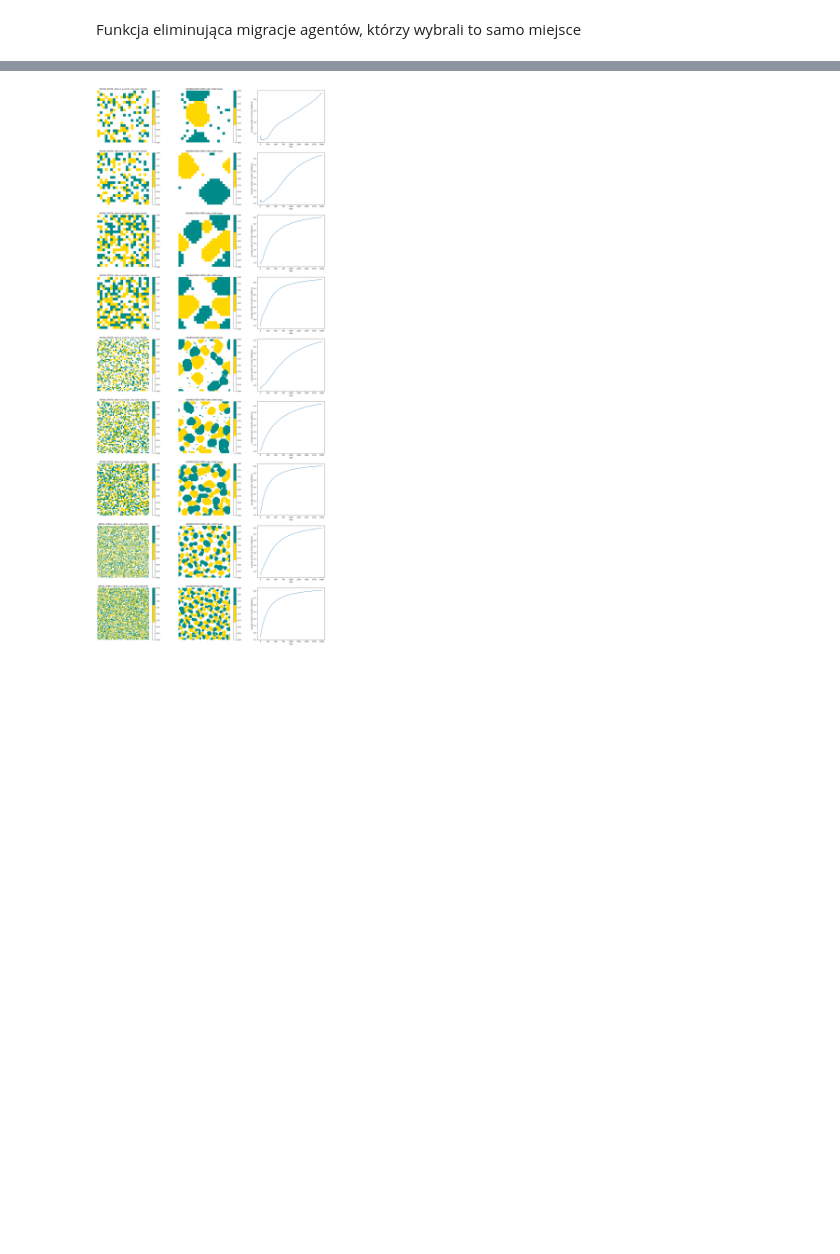
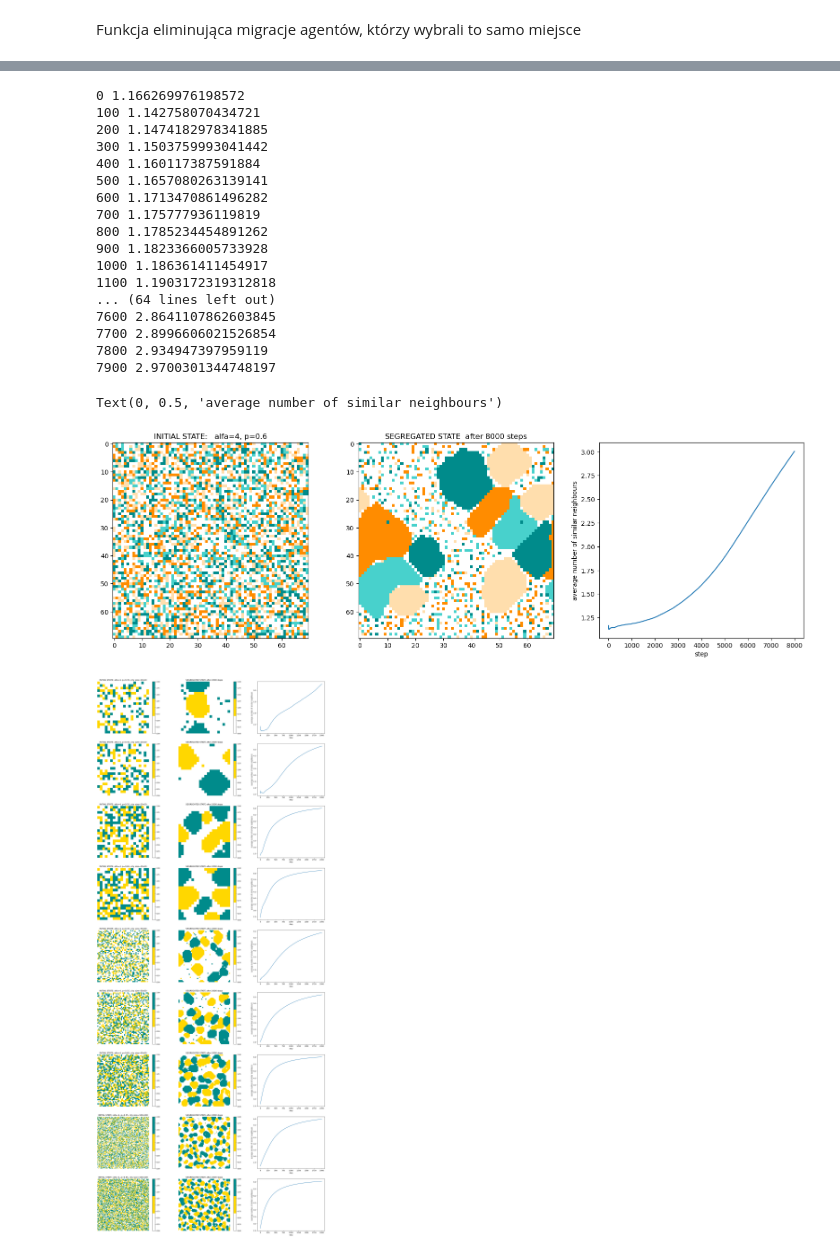
Before and after one commit to wojtekkk99/Spatial-segregation, a Jupyter notebook: spatial_segregation.ipynb, the cells around one changed output, grey strips where cells are left out. Saved outputs shown, nothing was run; the diff lists cells and outputs as text; code cells hidden in the pictures; blank space fills up the shorter version.

```diff
--- a/spatial_segregation.ipynb
+++ b/spatial_segregation.ipynb
@@ -77,0 +96,6 @@ def get_valid_moves(moves):
+# %%
+def get_district_features(district):
+    district_features = list(district.keys())
+    rases = np.array([district[0] for district in district_features])
+    salary = np.array([district[1] for district in district_features])
+    return rases, salary
@@ -123,2 +194,35 @@ def plot_city(city, i, n, cmap):
+# %%
+agents_ratio = 0.6
+city = create_city(a, N, agents_ratio, n_agents)
+plt.figure(figsize=(20,60))
+segregated_city, average_si = schelling(city, district, n_steps)
+plot_city(city, 0, 1, cmap)
+plt.title(f'INITIAL STATE:   alfa={a}, p={agents_ratio}')
+plot_city(segregated_city, 0, 2, cmap)
+plt.title(f'SEGREGATED STATE  after {n_steps} steps')
+plt.subplot(9,3,3)
+plt.plot(np.arange(n_steps), average_si)
+plt.xlabel('step')
+plt.ylabel('average number of similar neighbours')
+# %% [output]
+0 1.166269976198572
+100 1.142758070434721
+200 1.1474182978341885
+300 1.1503759993041442
+400 1.160117387591884
+500 1.1657080263139141
+600 1.1713470861496282
+700 1.175777936119819
+800 1.1785234454891262
+900 1.1823366005733928
+1000 1.186361411454917
+1100 1.1903172319312818
+... (64 lines left out)
+7600 2.8641107862603845
+7700 2.8996606021526854
+7800 2.934947397959119
+7900 2.9700301344748197
+Text(0, 0.5, 'average number of similar neighbours')
+[figure, added]
 # %%
 def show_experiments(algorithm, params, n_agents):
```
Also changed, not shown: parts of 14 cells of this notebook.
